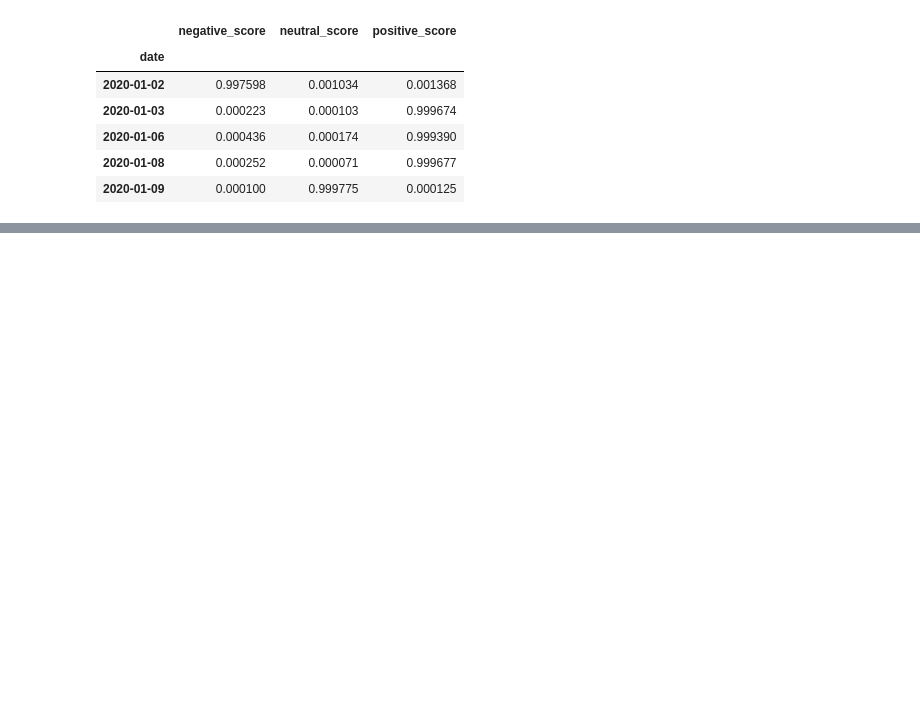
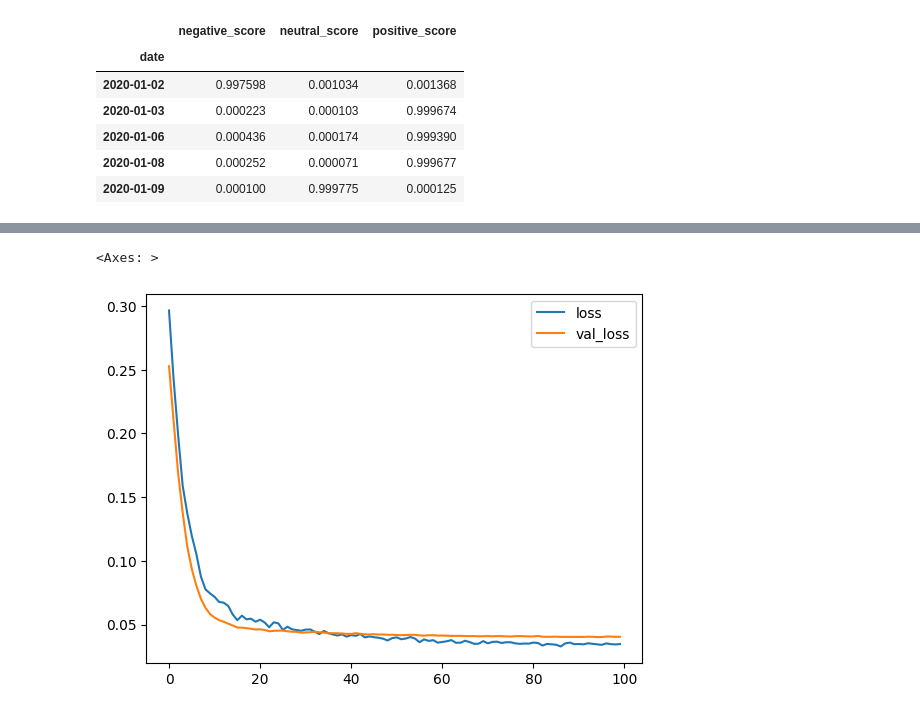
Before and after one commit to erlonL/series-temporais, a Jupyter notebook: projeto2/ST_Projeto2_.ipynb, the cells around one changed output, grey strips where cells are left out. Saved outputs shown, nothing was run; the diff lists cells and outputs as text; code cells hidden in the pictures; blank space fills up the shorter version.

```diff
--- a/projeto2/ST_Projeto2_.ipynb
+++ b/projeto2/ST_Projeto2_.ipynb
@@ -323,3 +325,9 @@ ts_scores.head()
 | 2020-01-06 | 0.000436 | 0.000174 | 0.999390 |
 | 2020-01-08 | 0.000252 | 0.000071 | 0.999677 |
 | 2020-01-09 | 0.000100 | 0.999775 | 0.000125 |
+# %%
+# agregando sp500 e ts_scores
+sp500_values = sp500[['Close']]
+
+df = ts_scores.join(sp500_values)
+df.head()
@@ -325,0 +342,31 @@ ts_scores.head()
+# %%
+import tensorflow as tf
+from tensorflow.keras.models import Sequential
+from tensorflow.keras.layers import Dense, Dropout
+from sklearn.model_selection import train_test_split
+
+# normalizando os dados de Close
+from sklearn.preprocessing import MinMaxScaler
+scaler = MinMaxScaler()
+
+X = df[['negative_score', 'neutral_score', 'positive_score']]
+y = df['Close']
+
+X_train, X_test, y_train, y_test = train_test_split(X, y, test_size=0.2, random_state=42)
+
+X_train = scaler.fit_transform(X_train)
+X_test = scaler.transform(X_test)
+
+model = Sequential()
+
+model.add(Dense(3, activation='relu'))
+model.add(Dropout(0.2))
+
+model.add(Dense(3, activation='relu'))
+model.add(Dropout(0.2))
+
+model.add(Dense(1))
+
+model.compile(optimizer='adam', loss='mse')
+
+model.fit(x=X_train, y=y_train, epochs=100, validation_data=(X_test, y_test))
@@ -325,0 +392,7 @@ ts_scores.head()
+# %%
+# avaliando o modelo
+losses = pd.DataFrame(model.history.history)
+losses.plot()
+# %% [output]
+<Axes: >
+[figure, added]
```
Also changed, not shown: parts of 4 cells of this notebook.
